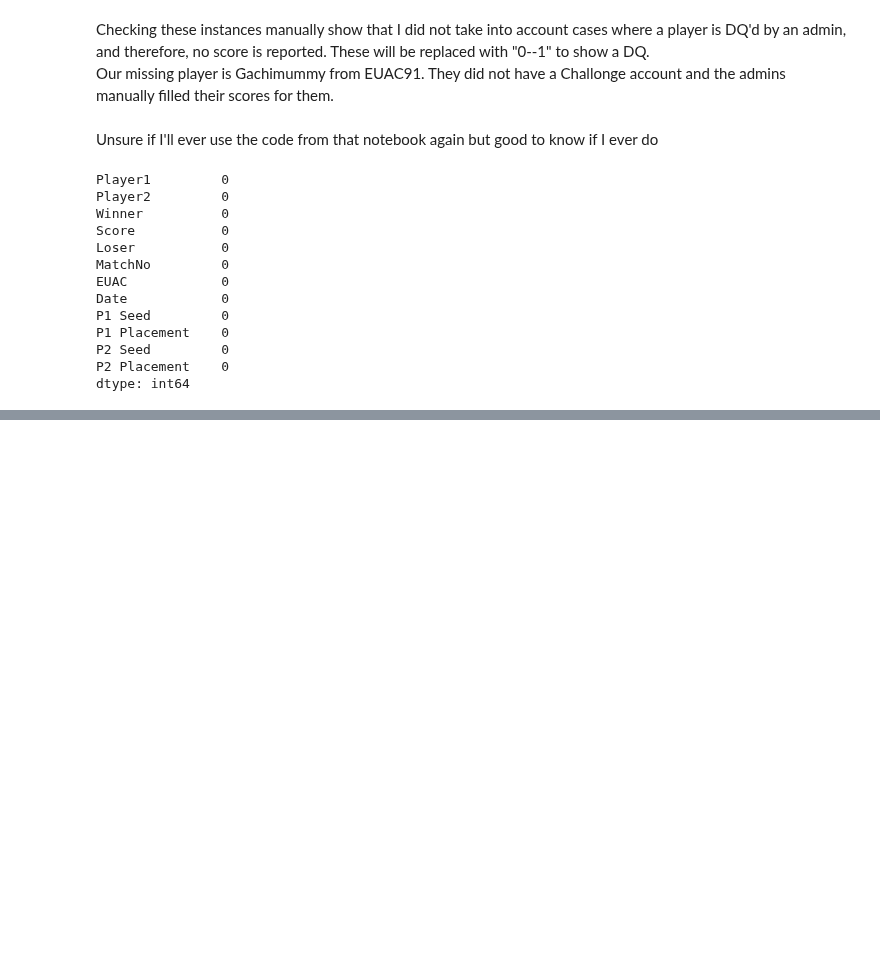
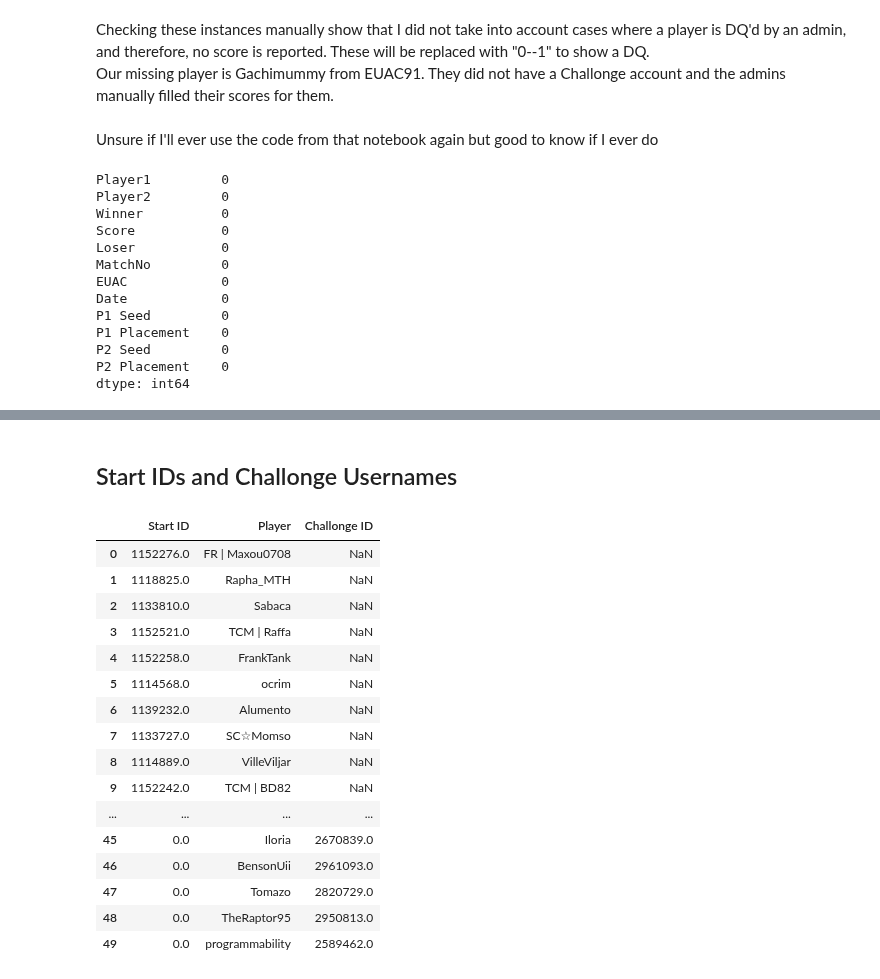
Before and after one commit to DarrenCCT/Tournament-Analysis, a Jupyter notebook: EUAC - Data Cleaning.ipynb, the cells around one changed output, grey strips where cells are left out. Drawn from its saved outputs; the diff is of its cells as text; code cells hidden in the pictures; blank space fills up the shorter version.

```diff
--- a/EUAC - Data Cleaning.ipynb
+++ b/EUAC - Data Cleaning.ipynb
@@ -214,0 +280,22 @@ Match(es) found for Alistair__:
+# %% [markdown]
+## Start IDs and Challonge Usernames
+# %%
+playerdf.head(50)
+# %% [output]
+|  | Start ID | Player | Challonge ID |
+| 0 | 1152276.0 | FR | Maxou0708 | NaN |
+| 1 | 1118825.0 | Rapha_MTH | NaN |
+| 2 | 1133810.0 | Sabaca | NaN |
+| 3 | 1152521.0 | TCM | Raffa | NaN |
+| 4 | 1152258.0 | FrankTank | NaN |
+| 5 | 1114568.0 | ocrim | NaN |
+| 6 | 1139232.0 | Alumento | NaN |
+| 7 | 1133727.0 | SC☆Momso | NaN |
+| 8 | 1114889.0 | VilleViljar | NaN |
+| 9 | 1152242.0 | TCM | BD82 | NaN |
+| ... | ... | ... | ... |
+| 45 | 0.0 | Iloria | 2670839.0 |
+| 46 | 0.0 | BensonUii | 2961093.0 |
+| 47 | 0.0 | Tomazo | 2820729.0 |
+| 48 | 0.0 | TheRaptor95 | 2950813.0 |
+| 49 | 0.0 | programmability | 2589462.0 |
```
Also changed, not shown: parts of 33 cells of this notebook.
